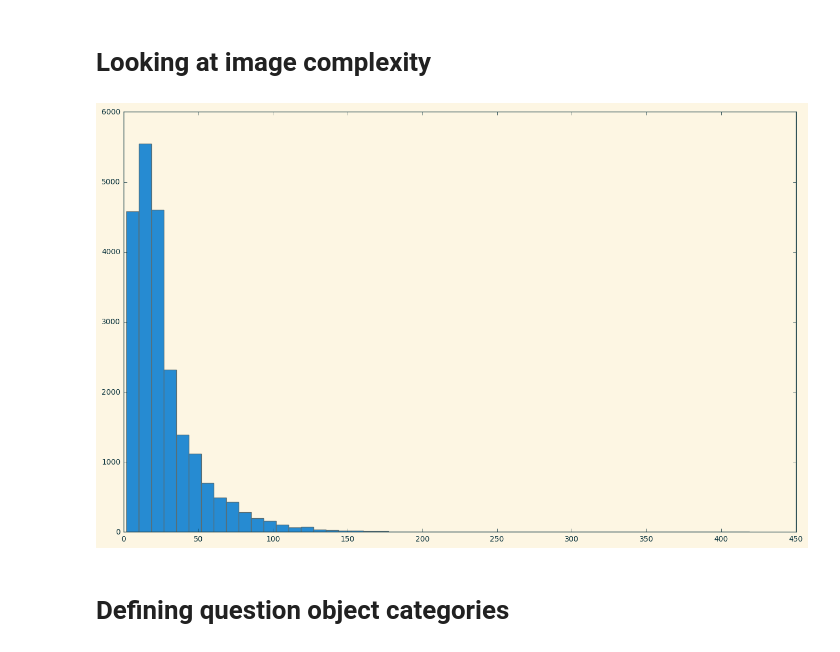
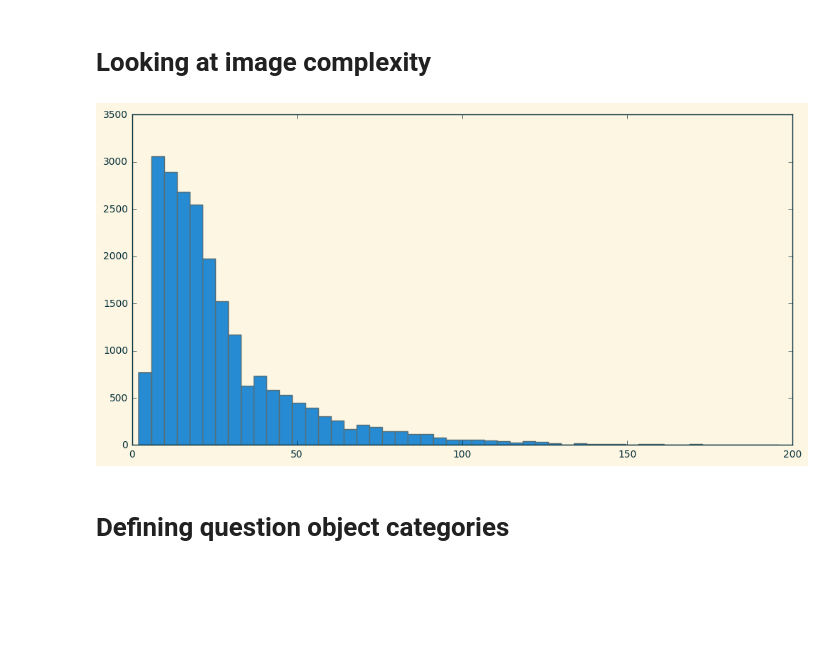
Before and after one commit to drschwenk/pqa_notebooks, a Jupyter notebook: ade_image_selection.ipynb, the cells around one changed output. Saved outputs shown, nothing was run; the diff lists cells and outputs as text; code cells hidden in the pictures; blank space fills up the shorter version.

```diff
--- a/ade_image_selection.ipynb
+++ b/ade_image_selection.ipynb
@@ -32,7 +35,7 @@ import matplotlib.pylab as plt
 %base16_mplrc light solarized
 # %base16_mplrc dark solarized
 plt.rcParams['grid.linewidth'] = 0
-plt.rcParams['figure.figsize'] = (16.0, 10.0)
+plt.rcParams['figure.figsize'] = (12.0, 6.0)
 # %%
 import os
 import itertools
@@ -206,10 +219,12 @@ for scene in scenes_by_type['ambiguous']:
 # Looking at image complexity
 # %%
 obj_counts = img_obj_df.sum(axis=1)
+# %%
+winsorized_obj_counts = obj_counts[obj_counts < 200]
 # %%
-_ = obj_counts.hist(bins=50)
+_ = winsorized_obj_counts.hist(bins=50)
 # %% [output]
-[figure, old version]
+[figure, new version]
 # %% [markdown]
 # Defining question object categories
 # %%
```
Also changed, not shown: parts of 65 cells of this notebook.
